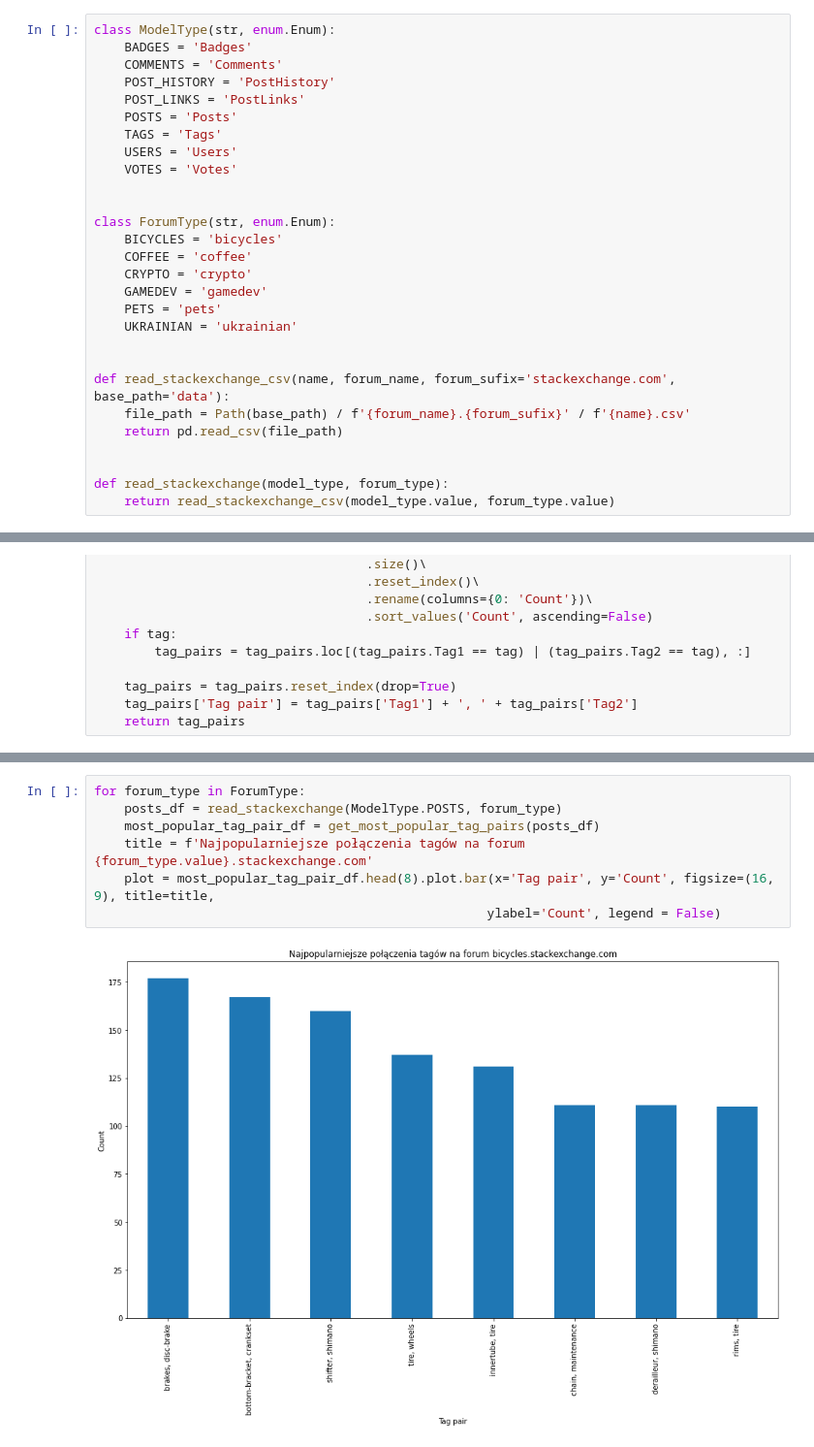
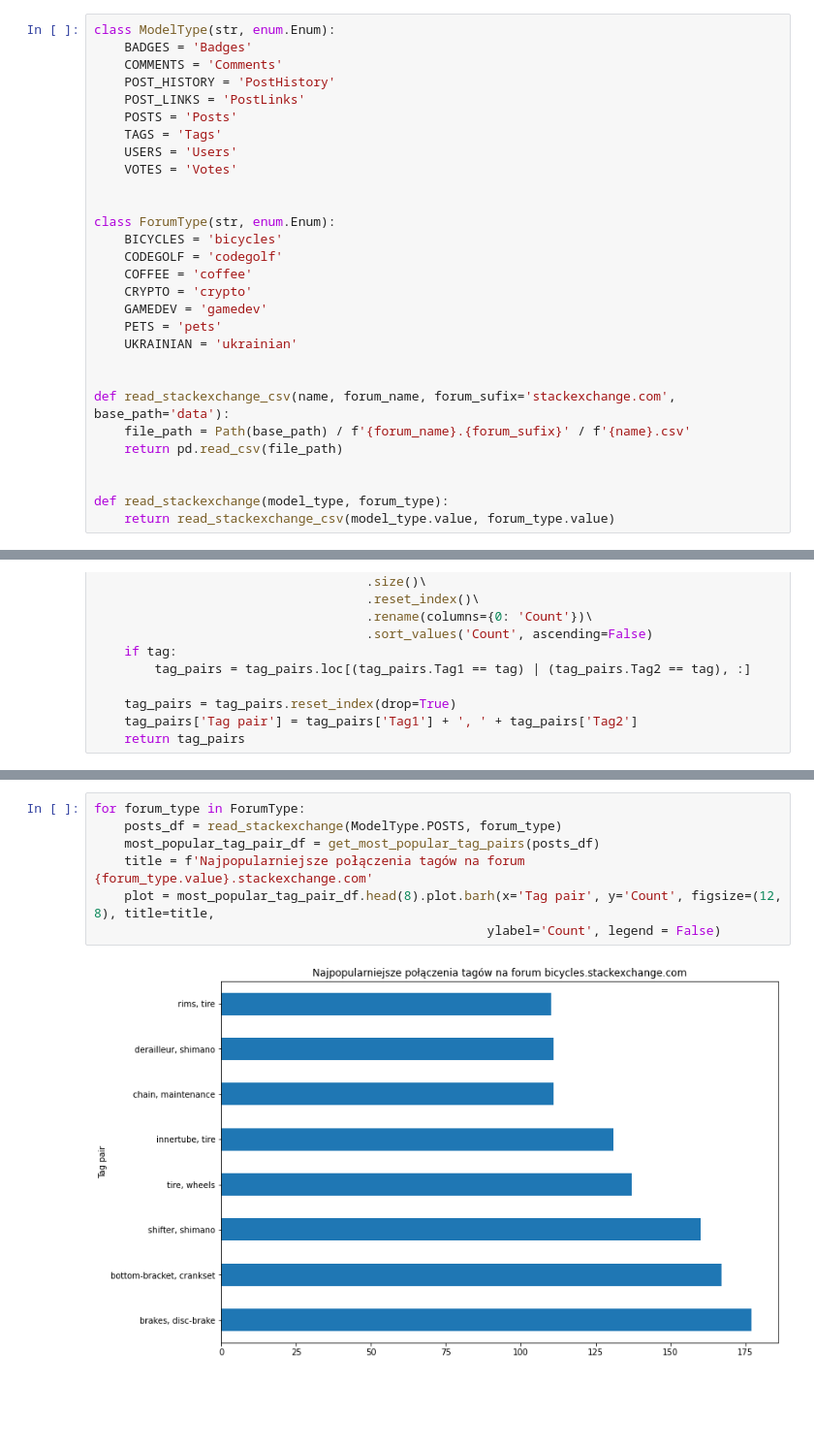
Before and after one commit to Sorebit/pdrpy-pd-2, a Jupyter notebook: tags.ipynb, the cells around one changed output, grey strips where cells are left out. Shown: that part at 97% size. Saved outputs shown, nothing was run; the diff lists cells and outputs as text; blank space fills up the shorter version.

```diff
--- a/tags.ipynb
+++ b/tags.ipynb
@@ -19,6 +19,7 @@ class ModelType(str, enum.Enum):
 
 class ForumType(str, enum.Enum):
     BICYCLES = 'bicycles'
+    CODEGOLF = 'codegolf'
     COFFEE = 'coffee'
     CRYPTO = 'crypto'
     GAMEDEV = 'gamedev'
@@ -65,9 +66,9 @@ def get_most_popular_tag_pairs(posts, tag=None):
 # %%
 for forum_type in ForumType:
     posts_df = read_stackexchange(ModelType.POSTS, forum_type)
     most_popular_tag_pair_df = get_most_popular_tag_pairs(posts_df)
     title = f'Najpopularniejsze połączenia tagów na forum {forum_type.value}.stackexchange.com'
-    plot = most_popular_tag_pair_df.head(8).plot.bar(x='Tag pair', y='Count', figsize=(16, 9), title=title,
+    plot = most_popular_tag_pair_df.head(8).plot.barh(x='Tag pair', y='Count', figsize=(12, 8), title=title,
                                                     ylabel='Count', legend = False)
 # %% [output]
-[figure, old version]
+[figure, new version]
```
Also changed, not shown: parts of 5 cells of this notebook, 3 other files.
